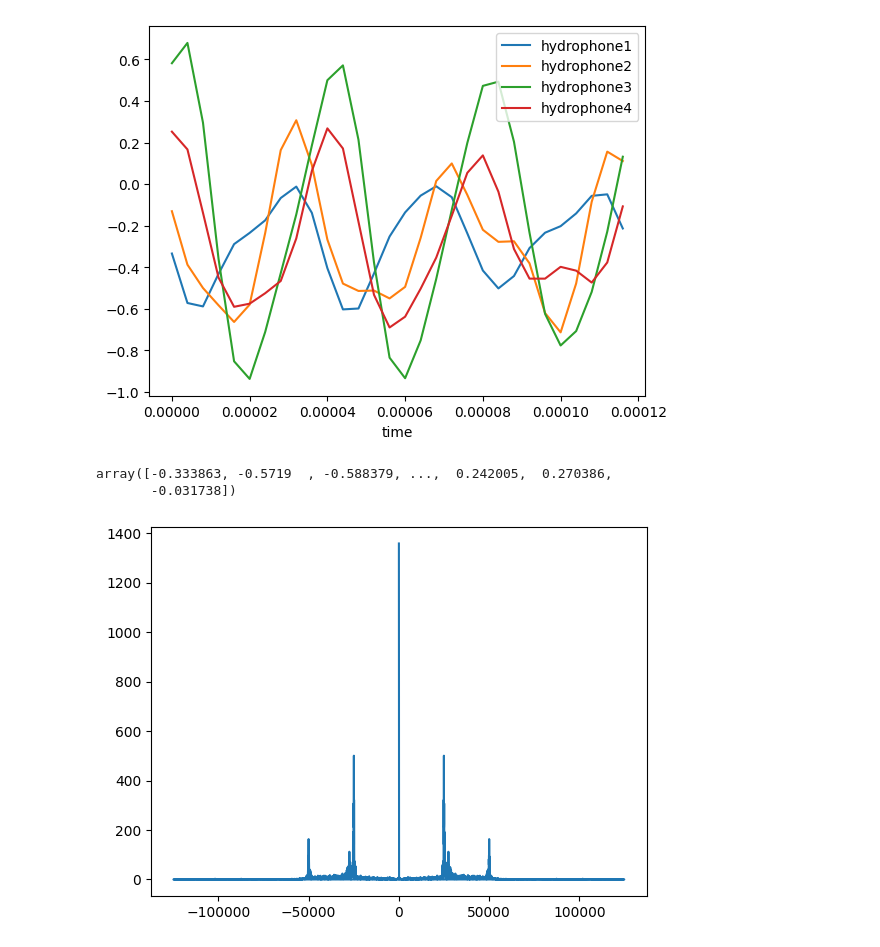
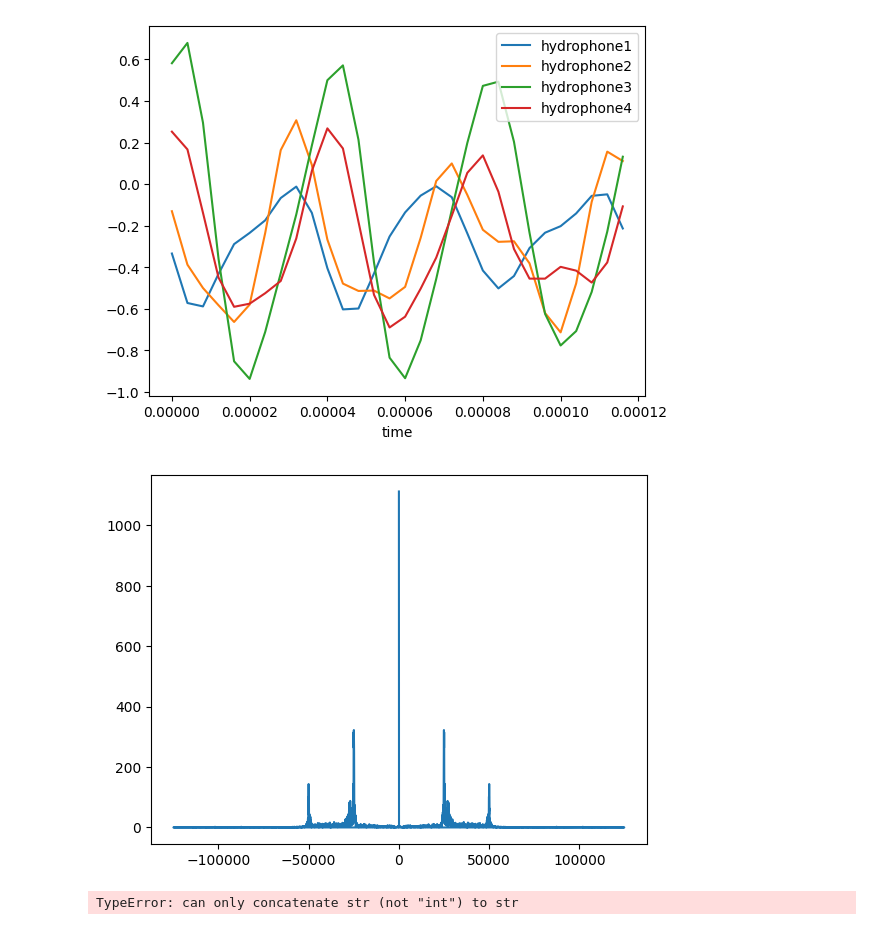
Before and after one commit to AdityaShelke29/robotics_club, a Jupyter notebook: sonar_work/fourier_analysis.ipynb, the cells around one changed output. Drawn from its saved outputs; the diff is of its cells as text; code cells hidden in the pictures.

```diff
--- a/sonar_work/analysis1_backup.ipynb
+++ b/sonar_work/fourier_analysis.ipynb
@@ -38,0 +49,9 @@ hydrophoneData.head()                                  # Gives first couple of l
+# %%
+# The following code opens and looks at the first couple of rows of data from the csv.
+
+# The load_hydrophone_data function opens a CSV file.
+def load_hydrophone_data():
+    return pd.read_csv(Path(dataFile), header = None)
+
+hydrophoneData = load_hydrophone_data()
+hydrophoneData.head()                                  # Gives first couple of lines of the csv
@@ -39,8 +65,9 @@ hydrophoneData.head()                                  # Gives first couple of l
 # %%
 # Cleaning up the CSV File
+# This section of code simply adds a "time" column, and labels the columns correctly.
 
 def addTime(x):
-    return x / 250000
+    return x / samplingFrequency
 
 hydrophoneData.columns = ['hydrophone1', 'hydrophone2', 'hydrophone3', 'hydrophone4', 'time']
 hydrophoneData["time"] = hydrophoneData["time"].apply(addTime)
@@ -70,25 +98,35 @@ shortenedHydrophoneData.plot(x = 'time')
 # %% [output]
 <AxesSubplot: xlabel='time'>
 [figure]
-# %%
-shortened2HydrophoneData = hydrophoneData.iloc[:5000, 0]
-shortened2HydrophoneData = np.array(shortened2HydrophoneData)
-
-shortened2HydrophoneData
-# %% [output]
-array([-0.333863, -0.5719  , -0.588379, ...,  0.242005,  0.270386,
-       -0.031738])
+# %%
+# Preparing for Fourier Analysis
+# This block of code gets the first 4096 lines of data from the first hydrophone, and stores it in the variable shortenedHydrophoneData.
+# Then, this array of data is analyzed by both the fft library from scipy, as well as a custom implementation of discrete fourier transform.
+
+shortenedHydrophoneData = hydrophoneData.iloc[:numSamplesToAnalyze, 0]
+shortenedHydrophoneData = np.array(shortenedHydrophoneData)
 # %%
+# DISCRETE FOURIER ANALYSIS USING SCIPY LIBRARY
+# ----------------------------------------------
+
+# For measuring execution time.
+import time
+start = time.time()
+
 from matplotlib import pyplot as plt
 from scipy.fft import fft, fftfreq
 
 # Number of samples in normalized_tone
-N = 5000
+N = numSamplesToAnalyze
 
-yf = fft(shortened2HydrophoneData)
-xf = fftfreq(N, 1 / 250000)
+yf = fft(shortenedHydrophoneData)
+xf = fftfreq(N, 1 / samplingFrequency)
 
 plt.plot(xf, np.abs(yf))
 plt.show()
+
+end = time.time()
+print("Using the scipy library, " + numSamplesToAnalyze + " were analyzed in " + (end - start) + "seconds.")
 # %% [output]
-[figure, old version]
+[figure, new version]
+TypeError: can only concatenate str (not "int") to str
```
Also changed, not shown: parts of 10 cells of this notebook, 3 other files.
